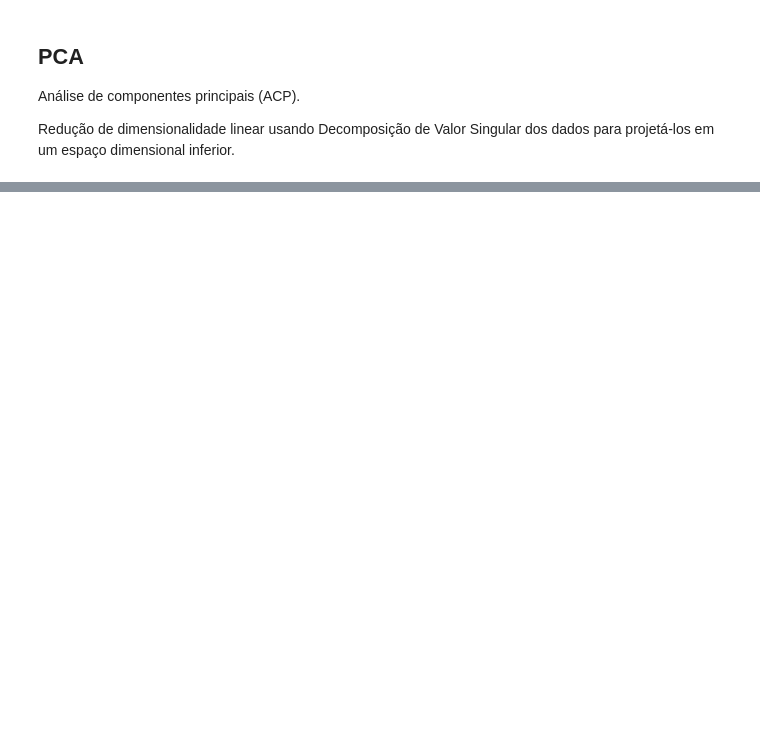
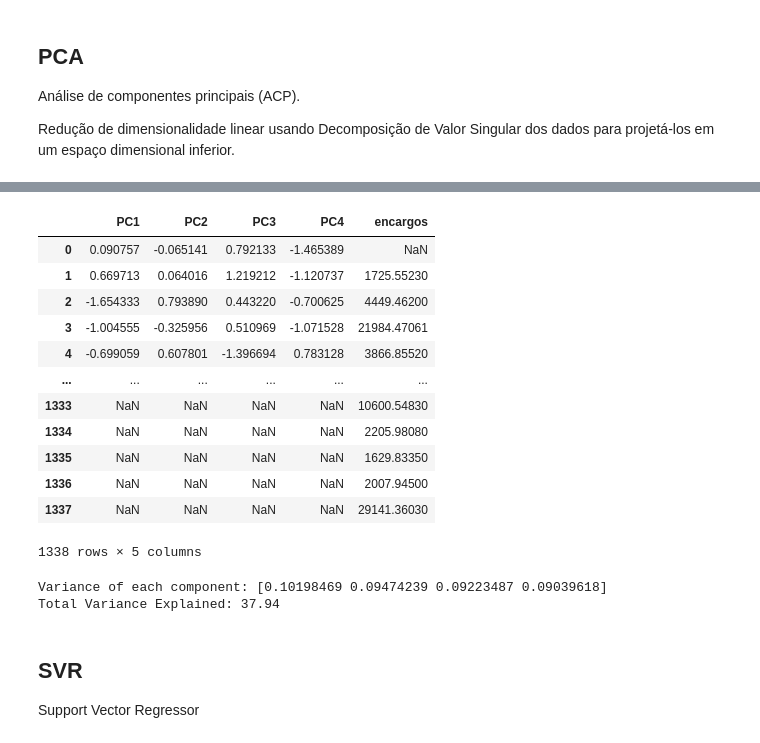
Before and after one commit to WilliamYizima/POS-4IADT, a Jupyter notebook: V1-Project-001.ipynb, the cells around one changed output, grey strips where cells are left out. Cells and saved outputs as stored; diff of their text form; code cells hidden in the pictures; blank space fills up the shorter version.

```diff
--- a/V1-Project-001.ipynb
+++ b/V1-Project-001.ipynb
@@ -768,0 +801,5 @@ NameError: name 'insurance_fase1' is not defined
+# %%
+# Criando um novo dataframe para visualizarmos como ficou nossos dados reduzidos com o PCA
+df_pca = pd.DataFrame(data = principalComponents,
+                  columns = ['PC1', 'PC2', 'PC3', 'PC4'])
+df_pca
@@ -768,0 +820,28 @@ NameError: name 'insurance_fase1' is not defined
+# %%
+target = pd.Series(insurance_fase1['encargos'], name='encargos')
+result_df = pd.concat([df_pca, target], axis=1)
+result_df
+# %% [output]
+|  | PC1 | PC2 | PC3 | PC4 | encargos |
+| 0 | 0.090757 | -0.065141 | 0.792133 | -1.465389 | NaN |
+| 1 | 0.669713 | 0.064016 | 1.219212 | -1.120737 | 1725.55230 |
+| 2 | -1.654333 | 0.793890 | 0.443220 | -0.700625 | 4449.46200 |
+| 3 | -1.004555 | -0.325956 | 0.510969 | -1.071528 | 21984.47061 |
+| 4 | -0.699059 | 0.607801 | -1.396694 | 0.783128 | 3866.85520 |
+| ... | ... | ... | ... | ... | ... |
+| 1333 | NaN | NaN | NaN | NaN | 10600.54830 |
+| 1334 | NaN | NaN | NaN | NaN | 2205.98080 |
+| 1335 | NaN | NaN | NaN | NaN | 1629.83350 |
+| 1336 | NaN | NaN | NaN | NaN | 2007.94500 |
+| 1337 | NaN | NaN | NaN | NaN | 29141.36030 |
+1338 rows × 5 columns
+# %%
+print('Variance of each component:', pca.explained_variance_ratio_)
+print('Total Variance Explained:', round(sum(list(pca.explained_variance_ratio_))*100, 2))
+# %% [output]
+Variance of each component: [0.10198469 0.09474239 0.09223487 0.09039618]
+Total Variance Explained: 37.94
+# %% [markdown]
+## SVR
+
+Support Vector Regressor
```
Also changed, not shown: parts of 45 cells of this notebook, 3 other files.
